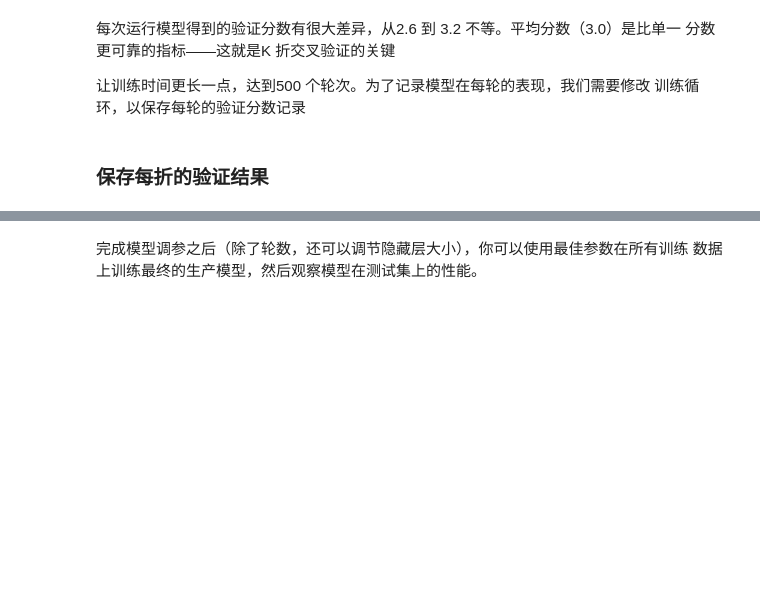
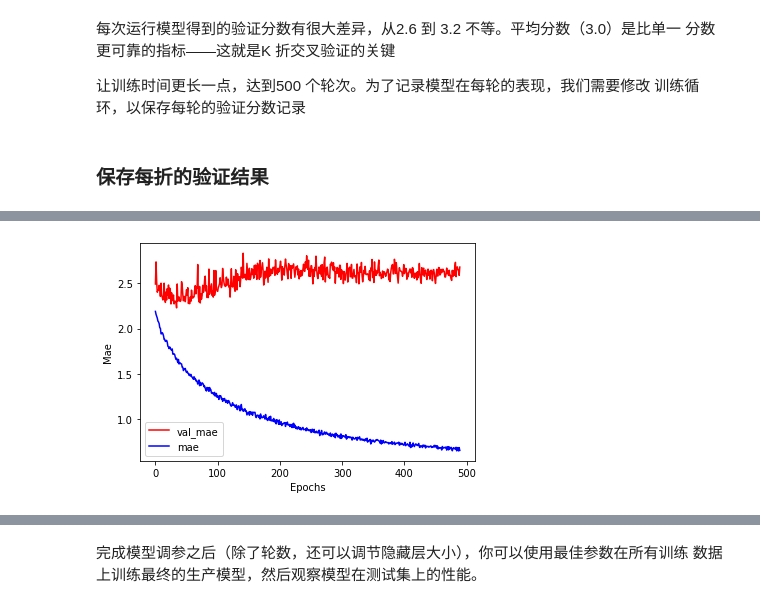
Before and after one commit to xuyagang/DeepLearning, a Jupyter notebook: 02_Deep Learning with Python/3.6_预测房价_回归问题.ipynb, the cells around one changed output, grey strips where cells are left out. Cells and saved outputs as stored; diff of their text form; code cells hidden in the pictures; blank space fills up the shorter version.

```diff
--- a/02_Deep Learning with Python/3.6_预测房价_回归问题.ipynb
+++ b/02_Deep Learning with Python/3.6_预测房价_回归问题.ipynb
@@ -235,0 +252,9 @@ len(average_mae_history)
+# %%
+plt.plot(x,ave_all_val_mae[10:],'r',label='val_mae')
+plt.plot(x,ave_all_mae[10:],'b',label='mae')
+plt.xlabel('Epochs')
+plt.ylabel('Mae')
+plt.legend()
+plt.show()
+# %% [output]
+[figure, added]
```
Also changed, not shown: parts of 21 cells of this notebook, 25 other files.
